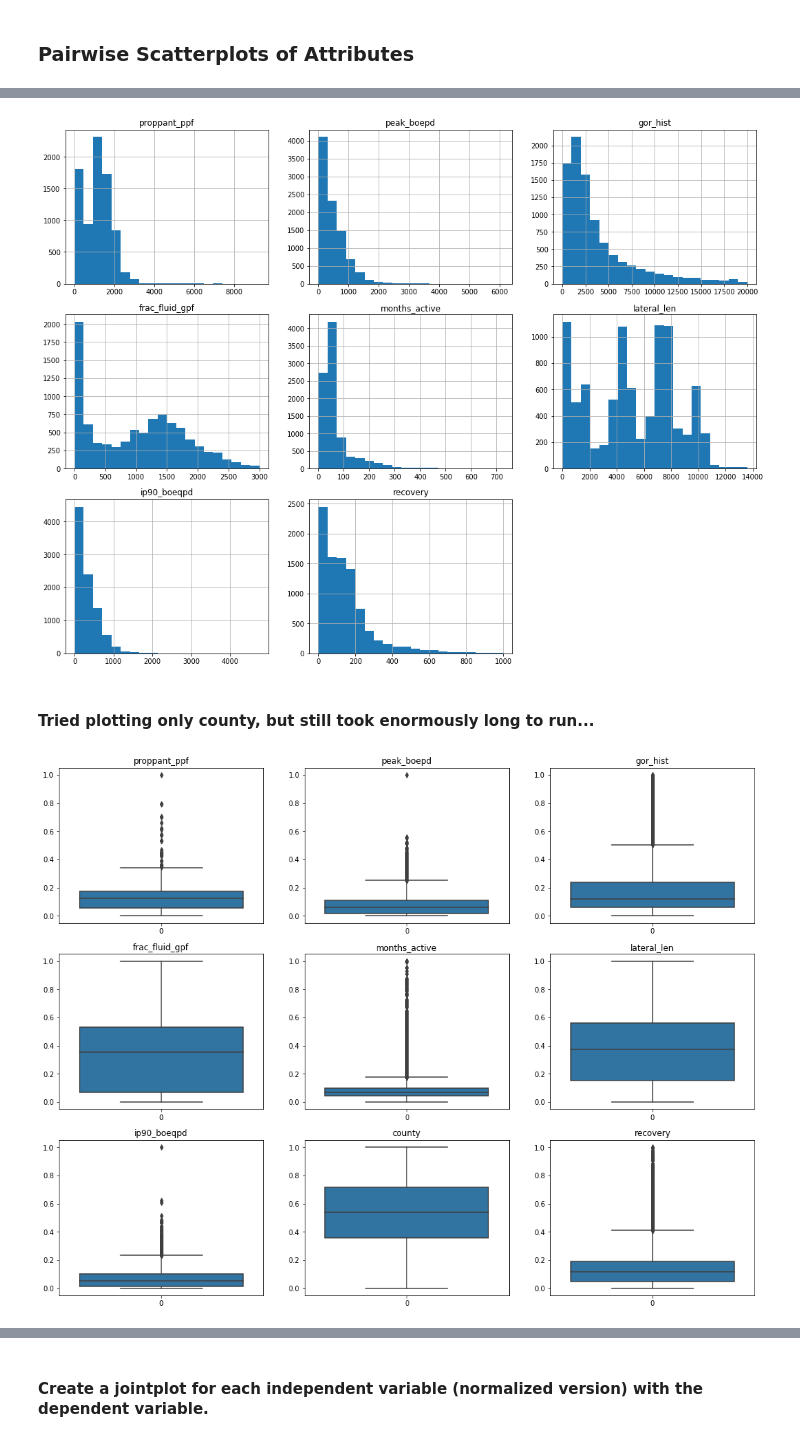
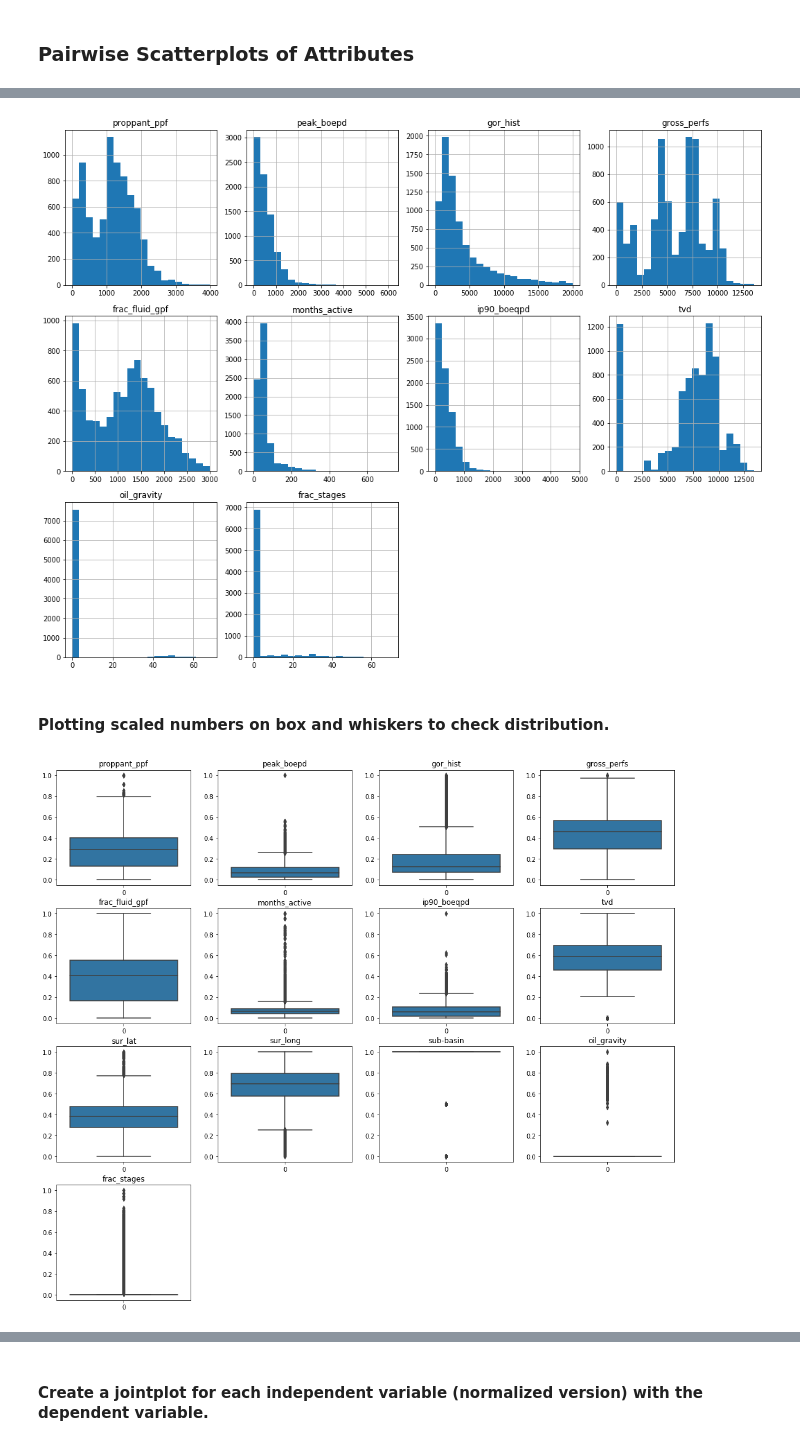
Before and after one commit to duc-analytica/DUC, a Jupyter notebook: ssg_explore.ipynb, the cells around one changed output, grey strips where cells are left out. Drawn from its saved outputs; the diff is of its cells as text; code cells hidden in the pictures.

```diff
--- a/ssg_explore.ipynb
+++ b/ssg_explore.ipynb
@@ -139,2 +119,0 @@ print(outliers)
-# %%
-df = df[~df['proppant_ppf'].isin(outliers)]
@@ -242,7 +171,7 @@ num_df.head()
 scaled_df = num_df.copy()
 scaled_df['proppant_ppf'] = (scaled_df.proppant_ppf - scaled_df.proppant_ppf.min()) / (scaled_df.proppant_ppf.max() - scaled_df.proppant_ppf.min())
 scaled_df['frac_fluid_gpf'] = (scaled_df.frac_fluid_gpf - scaled_df.frac_fluid_gpf.min()) / (scaled_df.frac_fluid_gpf.max() - scaled_df.frac_fluid_gpf.min())
-scaled_df['lateral_len'] = (scaled_df.lateral_len - scaled_df.lateral_len.min()) / (scaled_df.lateral_len.max() - scaled_df.lateral_len.min())
+scaled_df['gross_perfs'] = (scaled_df.gross_perfs - scaled_df.gross_perfs.min()) / (scaled_df.gross_perfs.max() - scaled_df.gross_perfs.min())
 scaled_df['frac_stages'] = (scaled_df.frac_stages - scaled_df.frac_stages.min()) / (scaled_df.frac_stages.max() - scaled_df.frac_stages.min())
 scaled_df['oil_gravity'] = (scaled_df.oil_gravity - scaled_df.oil_gravity.min()) / (scaled_df.oil_gravity.max() - scaled_df.oil_gravity.min())
 scaled_df['peak_boepd'] = (scaled_df.peak_boepd - scaled_df.peak_boepd.min()) / (scaled_df.peak_boepd.max() - scaled_df.peak_boepd.min())
@@ -252,6 +181,16 @@ scaled_df['months_active'] = (scaled_df.months_active - scaled_df.months_active.
 scaled_df['vintage'] = (scaled_df.vintage - scaled_df.vintage.min()) / (scaled_df.vintage.max() - scaled_df.vintage.min())
 scaled_df['county'] = (scaled_df.county - scaled_df.county.min()) / (scaled_df.county.max() - scaled_df.county.min())
 scaled_df['frac_fluid_type'] = (scaled_df.frac_fluid_type - scaled_df.frac_fluid_type.min()) / (scaled_df.frac_fluid_type.max() - scaled_df.frac_fluid_type.min())
+scaled_df['oper'] = (scaled_df.oper - scaled_df.oper.min()) / (scaled_df.oper.max() - scaled_df.oper.min())
+scaled_df['direction'] = (scaled_df.direction - scaled_df.direction.min()) / (scaled_df.direction.max() - scaled_df.direction.min())
+scaled_df['formation'] = (scaled_df.formation - scaled_df.formation.min()) / (scaled_df.formation.max() - scaled_df.formation.min())
+scaled_df['tvd'] = (scaled_df.tvd - scaled_df.tvd.min()) / (scaled_df.tvd.max() - scaled_df.tvd.min())
+scaled_df['sur_lat'] = (scaled_df.sur_lat - scaled_df.sur_lat.min()) / (scaled_df.sur_lat.max() - scaled_df.sur_lat.min())
+scaled_df['sur_long'] = (scaled_df.sur_long - scaled_df.sur_long.min()) / (scaled_df.sur_long.max() - scaled_df.sur_long.min())
+scaled_df['mid_point_lat'] = (scaled_df.mid_point_lat - scaled_df.mid_point_lat.min()) / (scaled_df.mid_point_lat.max() - scaled_df.mid_point_lat.min())
+scaled_df['mid_point_long'] = (scaled_df.mid_point_long - scaled_df.mid_point_long.min()) / (scaled_df.mid_point_long.max() - scaled_df.mid_point_long.min())
+scaled_df['sub-basin'] = (scaled_df['sub-basin'] - scaled_df['sub-basin'].min()) / (scaled_df['sub-basin'].max() - scaled_df['sub-basin'].min())
+scaled_df['lateral_class'] = (scaled_df.lateral_class - scaled_df.lateral_class.min()) / (scaled_df.lateral_class.max() - scaled_df.lateral_class.min())
+
 scaled_df['recovery'] = (scaled_df.recovery - scaled_df.recovery.min()) / (scaled_df.recovery.max() - scaled_df.recovery.min())
-
-scaled_df.head()
+scaled_df.rename(index=str, columns={"oper": "operator"}, inplace=True)
@@ -294,16 +255,22 @@ scaled_df.shape
 # %%
-# county was taking a loooong time to plot. Why?
-X_vars = ['proppant_ppf', 'peak_boepd', 'gor_hist', 'frac_fluid_gpf',
-          'months_active', 'lateral_len', 'ip90_boeqpd', 'recovery']
+# Did not plot:
+#        'sur_lat', 'sur_long', 'well_id', 'mid_point_lat', 'mid_point_long',
+#        'recovery', 'recovery_per_foot', 'recovery_per_month', 'lateral_class',
+#        'vintage', 'vintage_bin', 'prod_method', 'oil_hist', 'gas_hist', 'frac_fluid_type',
+#        'first_prod','last_prod', 'direction', 'status', 'oper', 'multi_well_lease',
+#        'major_phase', 'formation', 'sub-basin'
+
+
+X_vars = ['proppant_ppf', 'peak_boepd', 'gor_hist', 'gross_perfs',
+          'frac_fluid_gpf', 'months_active', 'ip90_boeqpd', 'tvd',
+          'oil_gravity', 'frac_stages']
 
 plt.figure(figsize=(18,14))
 for i, col in enumerate(X_vars):
     plot_number = i + 1 # i starts at 0, but plot nos should start at 1
     series = scaled_df[col]
-    plt.subplot(3, 3, plot_number)
+    plt.subplot(3, 4, plot_number)
     plt.title(col)
     df[col].hist(bins=20)
 # %% [output]
-[figure, old version]
+[figure, new version]
-# %% [markdown]
-#### Tried plotting only county, but still took enormously long to run...
@@ -320,13 +277,16 @@ for i, col in enumerate(X_vars):
+# %% [markdown]
+#### Plotting scaled numbers on box and whiskers to check distribution.
 # %%
-# 13 columns was too big to run, so dropped off 'ip90_boeqpd' and 'county'
-X_vars = ['proppant_ppf', 'peak_boepd', 'gor_hist', 'frac_fluid_gpf',
-          'months_active', 'lateral_len', 'ip90_boeqpd', 'county', 'recovery']
+X_vars = ['proppant_ppf', 'peak_boepd', 'gor_hist', 'gross_perfs',
+          'frac_fluid_gpf', 'months_active', 'ip90_boeqpd', 'tvd',
+          'sur_lat', 'sur_long', 'sub-basin', 'oil_gravity',
+          'frac_stages']
 
-plt.figure(figsize=(18,14))
+plt.figure(figsize=(18,20))
 for plot_num, col in enumerate(X_vars):
-    plt.subplot(3, 3, plot_num + 1)
+    plt.subplot(5, 4, plot_num + 1)
     plt.title(col)
     sns.boxplot(data=scaled_df[col])
 # %% [output]
-[figure, old version]
+[figure, new version]
 # %% [markdown]
```
Also changed, not shown: parts of 60 cells of this notebook, 1 other file.
